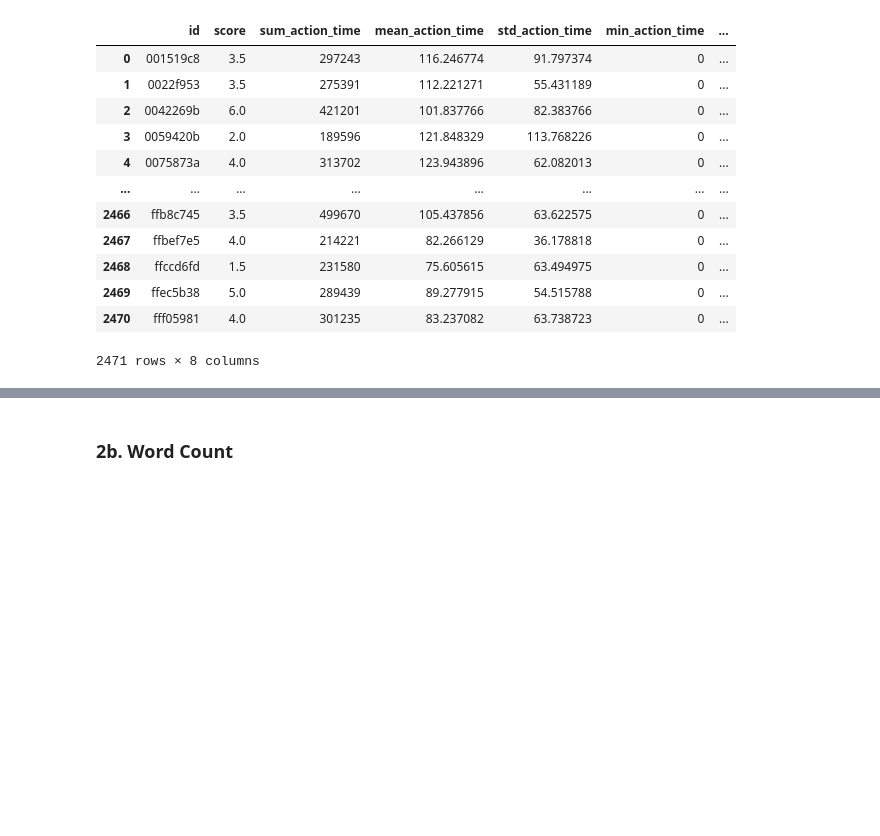
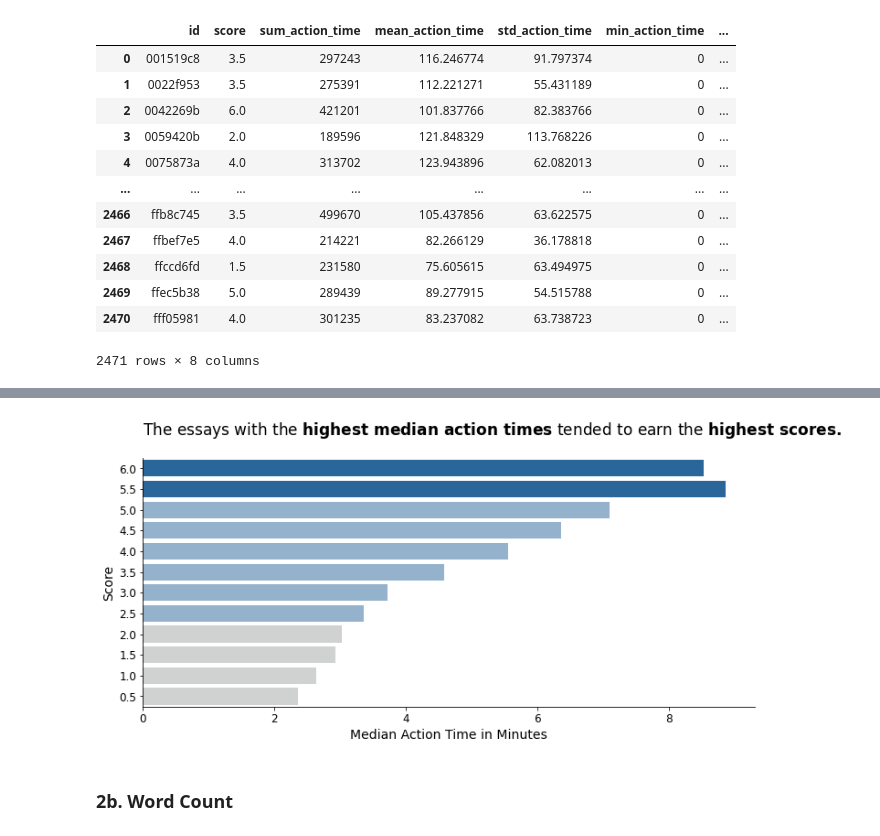
Before and after one commit to ahendricks2/EssayKeystrokes, a Jupyter notebook: Preprocessing_Notebook.ipynb, the cells around one changed output, grey strips where cells are left out. Drawn from its saved outputs; the diff is of its cells as text; code cells hidden in the pictures; blank space fills up the shorter version.

```diff
--- a/Preprocessing_Notebook.ipynb
+++ b/Preprocessing_Notebook.ipynb
@@ -333,3 +325,40 @@ full_df
+# %%
+viz_series = viz_data.groupby('score')['action_time_mins'].median()
+# %%
+viz_df = pd.DataFrame({'score':viz_series.index,'median_action_mins':viz_series.values})
+# %%
+viz_df.loc[viz_df['score']>=5.5,'alpha'] = 1
+viz_df.loc[viz_df['score']<=5,'alpha'] = .5
+# %%
+# Defining a custom color palette for the bars in the bar plot
+
+custom_palette = ['#1768AC' if score >= 2.5 else '#A2A7A5' for score in viz_df['score']]
+# %%
+plt.figure(figsize=(12,5))
+
+## Using the custom color palette to format the bar plot
+
+ax = sns.barplot(x='median_action_mins', y='score', data=viz_df, palette=custom_palette, orient='h', ci=None)
+
+plt.gca().invert_yaxis()
+
+# Applying different transparencies to different bars
+for bar, alpha in zip(ax.containers[0], viz_df['alpha']):
+    bar.set_alpha(alpha)
+
+# Formatting the title and subtitle
+title_text = "The essays with the " + r"$\bf{" 'highest \ median \ action \ times' "}$" + " tended to earn the " + r"$\bf{" 'highest \ scores.' "}$"
+plt.title(title_text, loc='left', pad=25, fontsize= 17)
+
+# Formatting final attributes
+plt.xlabel('Median Action Time in Minutes', fontsize=14)
+plt.xticks(fontsize=12)
+plt.ylabel('Score', fontsize=14)
+plt.yticks(fontsize=12)
+sns.despine()
+plt.show();
+# %% [output]
+[figure, added]
 # %% [markdown]
 ### 2b. Word Count
 # %% [markdown]
```
Also changed, not shown: parts of 32 cells of this notebook.
